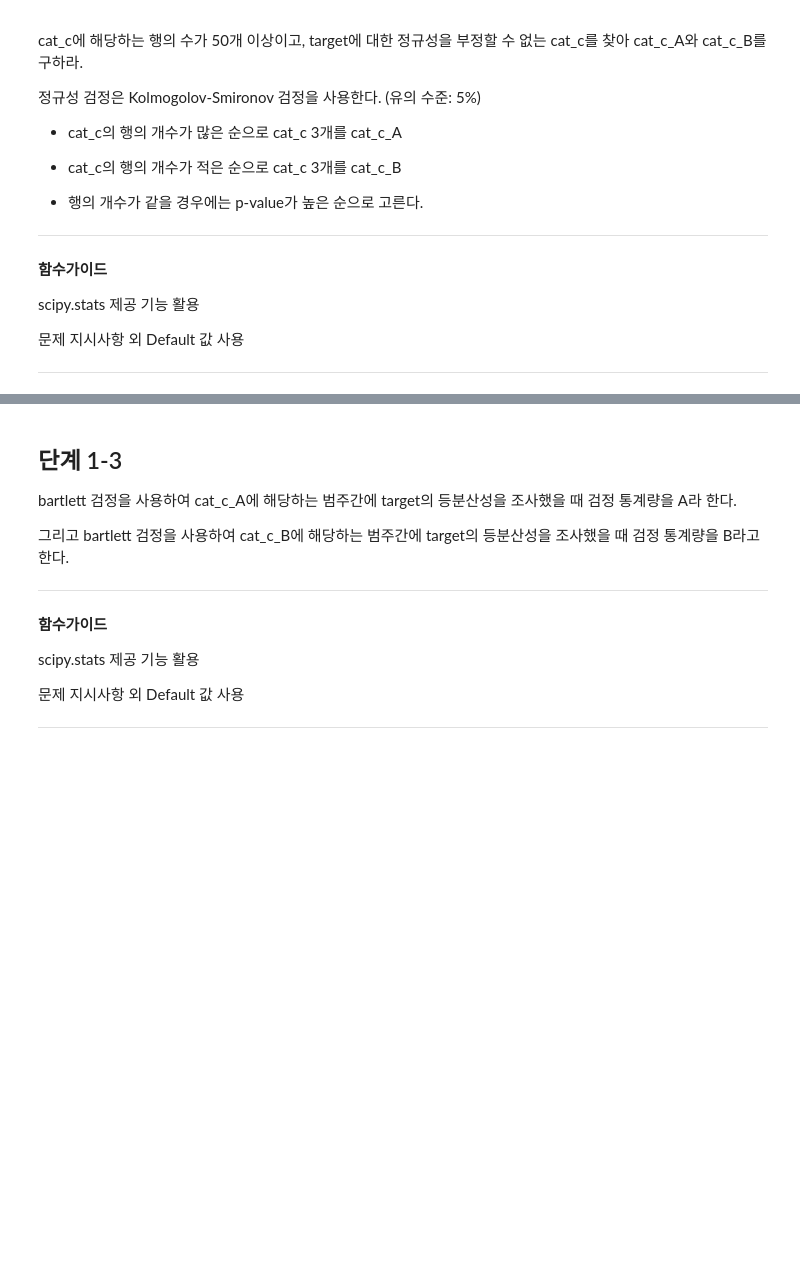
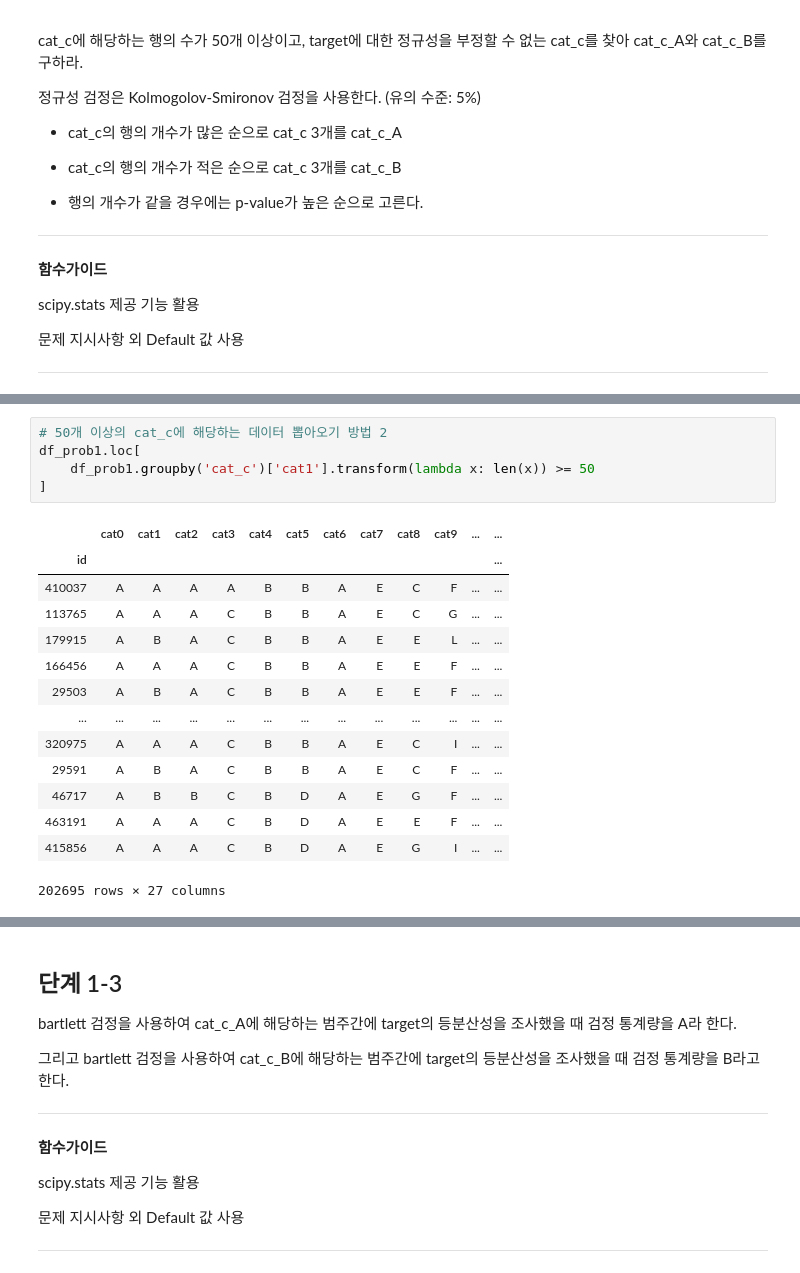
Before and after one commit to hulee1973/ds_lv3_2503_1, a Jupyter notebook: sec_ds_lv3_prob2_prob.ipynb, the cells around one changed output, grey strips where cells are left out. Cells and saved outputs as stored; diff of their text form; blank space fills up the shorter version.

```diff
--- a/sec_ds_lv3_prob2_prob.ipynb
+++ b/sec_ds_lv3_prob2_prob.ipynb
@@ -456,0 +530,20 @@ scipy.stats 제공 기능 활용
+# %%
+# 50개 이상의 cat_c에 해당하는 데이터 뽑아오기 방법 2
+df_prob1.loc[
+    df_prob1.groupby('cat_c')['cat1'].transform(lambda x: len(x)) >= 50
+]
+# %% [output]
+|  | cat0 | cat1 | cat2 | cat3 | cat4 | cat5 | cat6 | cat7 | cat8 | cat9 | ... | ... |
+| id |  |  |  |  |  |  |  |  |  |  |  | ... |
+| 410037 | A | A | A | A | B | B | A | E | C | F | ... | ... |
+| 113765 | A | A | A | C | B | B | A | E | C | G | ... | ... |
+| 179915 | A | B | A | C | B | B | A | E | E | L | ... | ... |
+| 166456 | A | A | A | C | B | B | A | E | E | F | ... | ... |
+| 29503 | A | B | A | C | B | B | A | E | E | F | ... | ... |
+| ... | ... | ... | ... | ... | ... | ... | ... | ... | ... | ... | ... | ... |
+| 320975 | A | A | A | C | B | B | A | E | C | I | ... | ... |
+| 29591 | A | B | A | C | B | B | A | E | C | F | ... | ... |
+| 46717 | A | B | B | C | B | D | A | E | G | F | ... | ... |
+| 463191 | A | A | A | C | B | D | A | E | E | F | ... | ... |
+| 415856 | A | A | A | C | B | D | A | E | G | I | ... | ... |
+202695 rows × 27 columns
```
Also changed, not shown: parts of 56 cells of this notebook.
